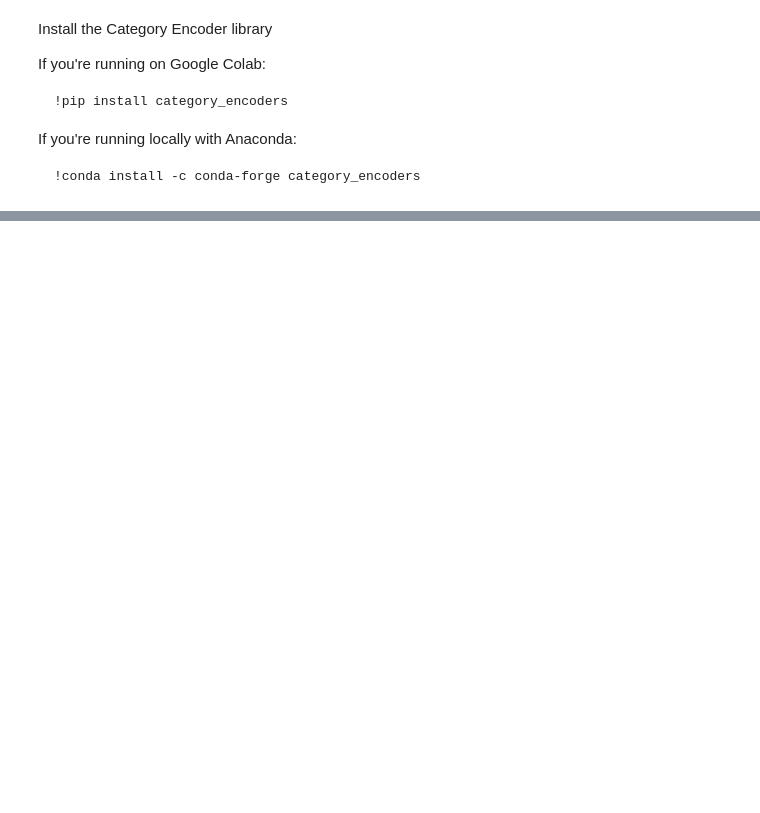
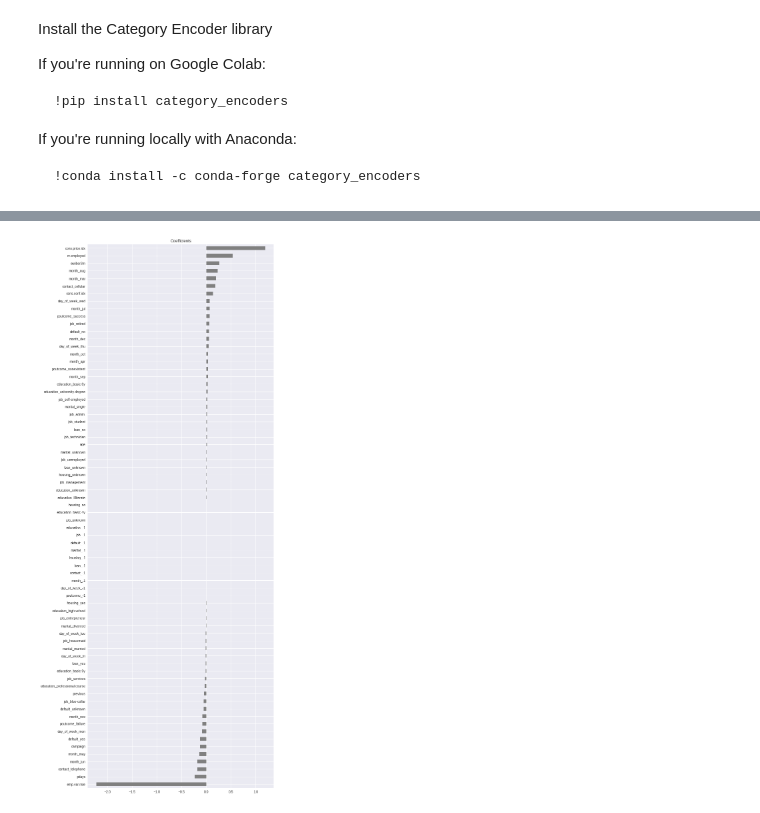
Before and after one commit to LambdaSchool/DS-Unit-2-Sprint-4-Model-Validation, a Jupyter notebook: module-1-begin-modeling-process/LS_DS_241_Begin_modeling_process.ipynb, the cells around one changed output, grey strips where cells are left out. Saved outputs shown, nothing was run; the diff lists cells and outputs as text; code cells hidden in the pictures; blank space fills up the shorter version.

```diff
--- a/module-1-begin-modeling-process/LS_DS_241_Begin_modeling_process.ipynb
+++ b/module-1-begin-modeling-process/LS_DS_241_Begin_modeling_process.ipynb
@@ -183,13 +258,14 @@ roc_auc_score(y_val, y_pred)
 # %% [markdown]
 ### Same, as a pipeline
 # %%
+#equivalent under-the-hood to above but as a different object
 from sklearn.pipeline import make_pipeline
 
 pipeline = make_pipeline(
     StandardScaler(),
-    LogisticRegression(solver='lbfgs')
+    LogisticRegression(solver='lbfgs', max_iter=1000)
 )
-
+#fit pipeline on training (transforms scaler and log)
 pipeline.fit(X_train_numeric, y_train)
 
 y_pred = pipeline.predict(X_val_numeric)
@@ -229,0 +365,11 @@ roc_auc_score(y_val, y_pred)
+# %%
+#visualize the coefs in pipeline
+import matplotlib.pyplot as plt
+plt.figure(figsize=(10,30))
+plt.title('Coefficients')
+
+coefficients = pipeline.named_steps['logisticregression'].coef_[0]
+feature_names = pipeline.named_steps['onehotencoder'].transform(X_train).columns
+pd.Series(coefficients, feature_names).sort_values().plot.barh(color='gray');
+# %% [output]
+[figure, added]
```
Also changed, not shown: parts of 25 cells of this notebook.
